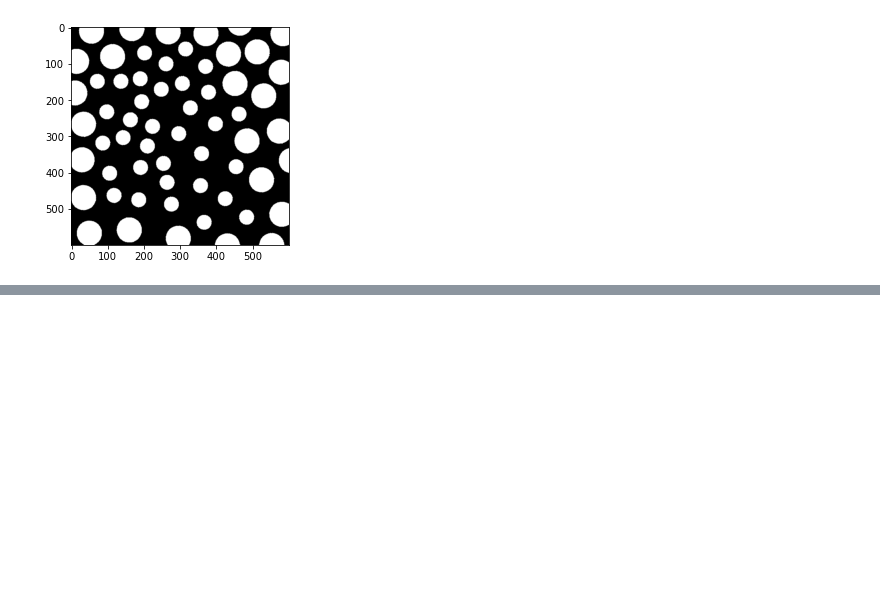
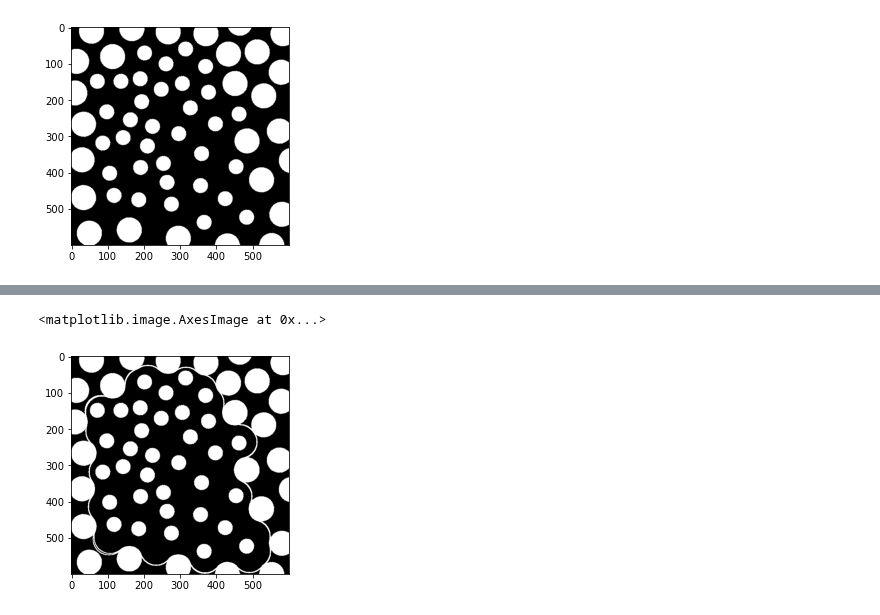
Before and after one commit to zahrasalarian/Digital-Image-Processing-for-Medical-Applications, a Jupyter notebook: HW5/pt-2.ipynb, the cells around one changed output, grey strips where cells are left out. Saved outputs shown, nothing was run; the diff lists cells and outputs as text; code cells hidden in the pictures; blank space fills up the shorter version.

```diff
--- a/HW5/pt-2.ipynb
+++ b/HW5/pt-2.ipynb
@@ -48,0 +79,7 @@ plt.imshow(circles_img, cmap='gray', vmin=circles_img.min(), vmax=circles_img.ma
+# %%
+new_circles_img = np.copy(circles_img)
+new_circles_img[boundary_img > 0] = 255
+plt.imshow(new_circles_img, cmap='gray', vmin=0, vmax=255)
+# %% [output]
+<matplotlib.image.AxesImage at 0x...>
+[figure, added]
```
Also changed, not shown: parts of 7 cells of this notebook.
